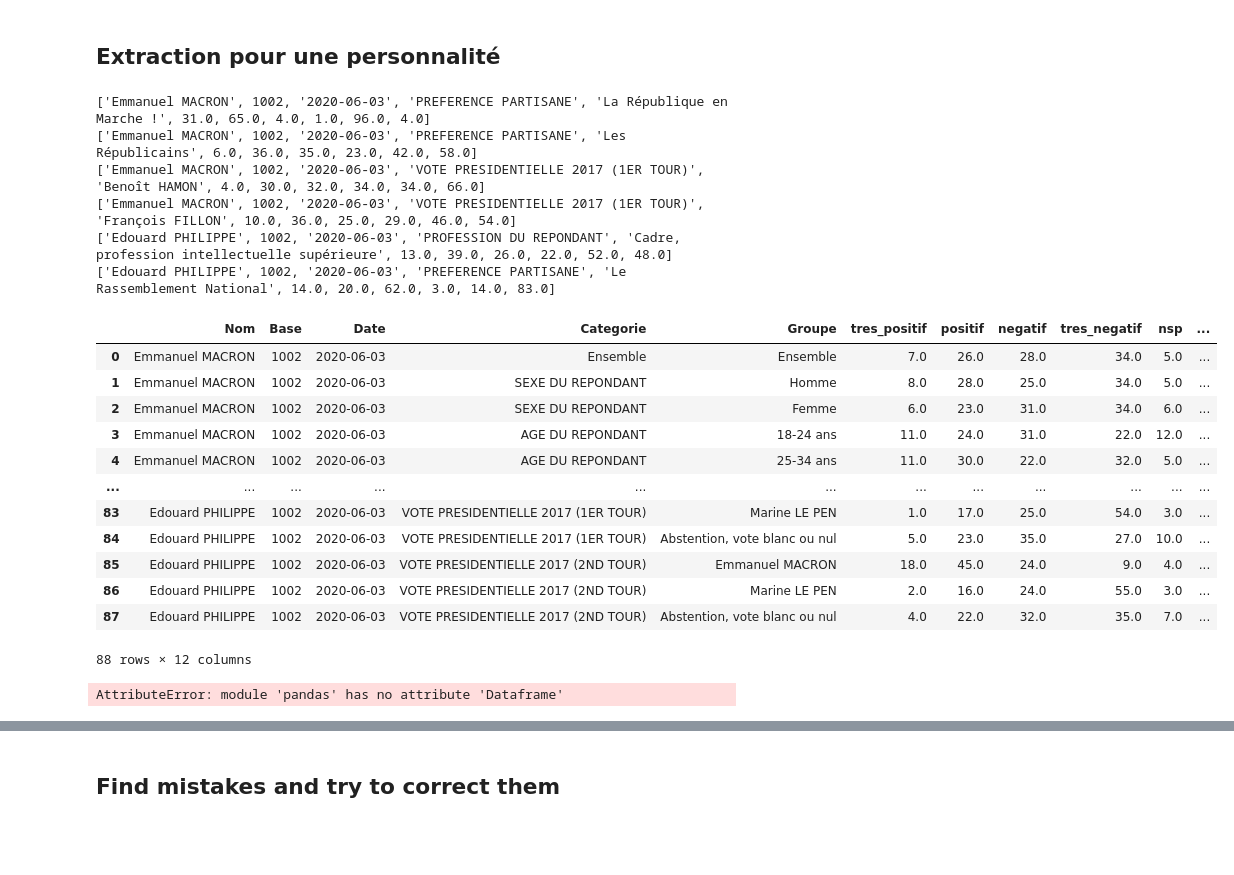
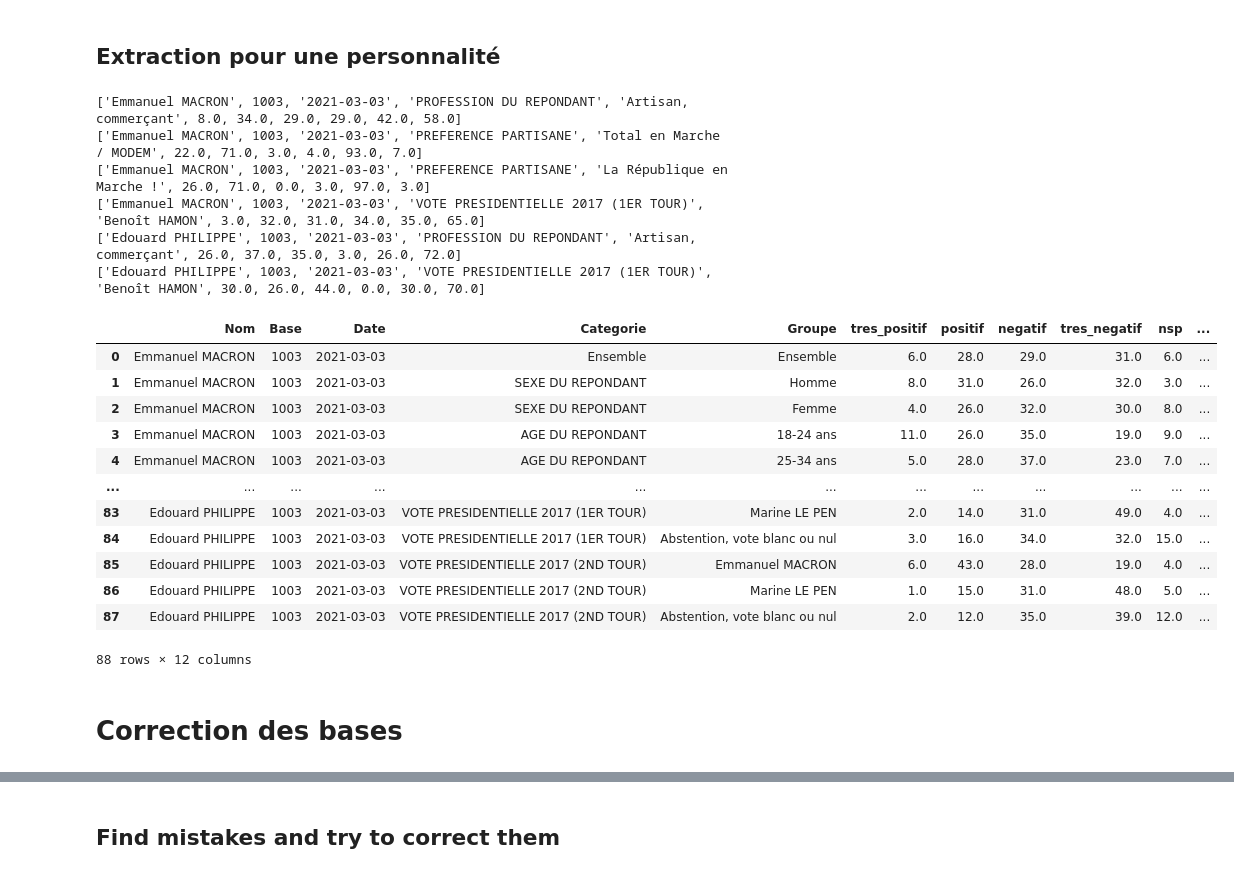
Before and after one commit to NyxAether/mesure_instituts_sondage, a Jupyter notebook: elabe/elabe_extract.ipynb, the cells around one changed output, grey strips where cells are left out. Cells and saved outputs as stored; diff of their text form; code cells hidden in the pictures; blank space fills up the shorter version.

```diff
--- a/elabe/elabe_extract.ipynb
+++ b/elabe/elabe_extract.ipynb
@@ -234,47 +239,35 @@ def extract_detailled_perso(df,fp,page_indexes,nom,base,date)->pd.DataFrame:
     return df
 # %%
 df=pd.DataFrame(columns=['Nom','Base','Date','Categorie','Groupe','tres_positif','positif','negatif','tres_negatif','nsp','total_positif','total_negatif'])
-date='2020-06-03'
+date='2021-03-03'
 filepath='rapport/{}.pdf'.format(date)
 president='Emmanuel MACRON'
-page_president=[10,11]
+page_president=[11,12]
 ministe='Edouard PHILIPPE'
 page_ministre=[13,14]
 base=extract_base(filepath)
 df=extract_detailled_perso(df,filepath,page_president,president,base,date)
 df=extract_detailled_perso(df,filepath,page_ministre,ministe,base,date)
 df
 # %% [output]
-['Emmanuel MACRON', 1002, '2020-06-03', 'PREFERENCE PARTISANE', 'La République en Marche !', 31.0, 65.0, 4.0, 1.0, 96.0, 4.0]
-['Emmanuel MACRON', 1002, '2020-06-03', 'PREFERENCE PARTISANE', 'Les Républicains', 6.0, 36.0, 35.0, 23.0, 42.0, 58.0]
-['Emmanuel MACRON', 1002, '2020-06-03', 'VOTE PRESIDENTIELLE 2017 (1ER TOUR)', 'Benoît HAMON', 4.0, 30.0, 32.0, 34.0, 34.0, 66.0]
-['Emmanuel MACRON', 1002, '2020-06-03', 'VOTE PRESIDENTIELLE 2017 (1ER TOUR)', 'François FILLON', 10.0, 36.0, 25.0, 29.0, 46.0, 54.0]
-['Edouard PHILIPPE', 1002, '2020-06-03', 'PROFESSION DU REPONDANT', 'Cadre, profession intellectuelle supérieure', 13.0, 39.0, 26.0, 22.0, 52.0, 48.0]
-['Edouard PHILIPPE', 1002, '2020-06-03', 'PREFERENCE PARTISANE', 'Le Rassemblement National', 14.0, 20.0, 62.0, 3.0, 14.0, 83.0]
+['Emmanuel MACRON', 1003, '2021-03-03', 'PROFESSION DU REPONDANT', 'Artisan, commerçant', 8.0, 34.0, 29.0, 29.0, 42.0, 58.0]
+['Emmanuel MACRON', 1003, '2021-03-03', 'PREFERENCE PARTISANE', 'Total en Marche / MODEM', 22.0, 71.0, 3.0, 4.0, 93.0, 7.0]
+['Emmanuel MACRON', 1003, '2021-03-03', 'PREFERENCE PARTISANE', 'La République en Marche !', 26.0, 71.0, 0.0, 3.0, 97.0, 3.0]
+['Emmanuel MACRON', 1003, '2021-03-03', 'VOTE PRESIDENTIELLE 2017 (1ER TOUR)', 'Benoît HAMON', 3.0, 32.0, 31.0, 34.0, 35.0, 65.0]
+['Edouard PHILIPPE', 1003, '2021-03-03', 'PROFESSION DU REPONDANT', 'Artisan, commerçant', 26.0, 37.0, 35.0, 3.0, 26.0, 72.0]
+['Edouard PHILIPPE', 1003, '2021-03-03', 'VOTE PRESIDENTIELLE 2017 (1ER TOUR)', 'Benoît HAMON', 30.0, 26.0, 44.0, 0.0, 30.0, 70.0]
 |  | Nom | Base | Date | Categorie | Groupe | tres_positif | positif | negatif | tres_negatif | nsp | ... |
-| 0 | Emmanuel MACRON | 1002 | 2020-06-03 | Ensemble | Ensemble | 7.0 | 26.0 | 28.0 | 34.0 | 5.0 | ... |
-| 1 | Emmanuel MACRON | 1002 | 2020-06-03 | SEXE DU REPONDANT | Homme | 8.0 | 28.0 | 25.0 | 34.0 | 5.0 | ... |
-| 2 | Emmanuel MACRON | 1002 | 2020-06-03 | SEXE DU REPONDANT | Femme | 6.0 | 23.0 | 31.0 | 34.0 | 6.0 | ... |
-| 3 | Emmanuel MACRON | 1002 | 2020-06-03 | AGE DU REPONDANT | 18-24 ans | 11.0 | 24.0 | 31.0 | 22.0 | 12.0 | ... |
-| 4 | Emmanuel MACRON | 1002 | 2020-06-03 | AGE DU REPONDANT | 25-34 ans | 11.0 | 30.0 | 22.0 | 32.0 | 5.0 | ... |
+| 0 | Emmanuel MACRON | 1003 | 2021-03-03 | Ensemble | Ensemble | 6.0 | 28.0 | 29.0 | 31.0 | 6.0 | ... |
+| 1 | Emmanuel MACRON | 1003 | 2021-03-03 | SEXE DU REPONDANT | Homme | 8.0 | 31.0 | 26.0 | 32.0 | 3.0 | ... |
+| 2 | Emmanuel MACRON | 1003 | 2021-03-03 | SEXE DU REPONDANT | Femme | 4.0 | 26.0 | 32.0 | 30.0 | 8.0 | ... |
+| 3 | Emmanuel MACRON | 1003 | 2021-03-03 | AGE DU REPONDANT | 18-24 ans | 11.0 | 26.0 | 35.0 | 19.0 | 9.0 | ... |
+| 4 | Emmanuel MACRON | 1003 | 2021-03-03 | AGE DU REPONDANT | 25-34 ans | 5.0 | 28.0 | 37.0 | 23.0 | 7.0 | ... |
 | ... | ... | ... | ... | ... | ... | ... | ... | ... | ... | ... | ... |
-| 83 | Edouard PHILIPPE | 1002 | 2020-06-03 | VOTE PRESIDENTIELLE 2017 (1ER TOUR) | Marine LE PEN | 1.0 | 17.0 | 25.0 | 54.0 | 3.0 | ... |
-| 84 | Edouard PHILIPPE | 1002 | 2020-06-03 | VOTE PRESIDENTIELLE 2017 (1ER TOUR) | Abstention, vote blanc ou nul | 5.0 | 23.0 | 35.0 | 27.0 | 10.0 | ... |
-| 85 | Edouard PHILIPPE | 1002 | 2020-06-03 | VOTE PRESIDENTIELLE 2017 (2ND TOUR) | Emmanuel MACRON | 18.0 | 45.0 | 24.0 | 9.0 | 4.0 | ... |
-| 86 | Edouard PHILIPPE | 1002 | 2020-06-03 | VOTE PRESIDENTIELLE 2017 (2ND TOUR) | Marine LE PEN | 2.0 | 16.0 | 24.0 | 55.0 | 3.0 | ... |
-| 87 | Edouard PHILIPPE | 1002 | 2020-06-03 | VOTE PRESIDENTIELLE 2017 (2ND TOUR) | Abstention, vote blanc ou nul | 4.0 | 22.0 | 32.0 | 35.0 | 7.0 | ... |
+| 83 | Edouard PHILIPPE | 1003 | 2021-03-03 | VOTE PRESIDENTIELLE 2017 (1ER TOUR) | Marine LE PEN | 2.0 | 14.0 | 31.0 | 49.0 | 4.0 | ... |
+| 84 | Edouard PHILIPPE | 1003 | 2021-03-03 | VOTE PRESIDENTIELLE 2017 (1ER TOUR) | Abstention, vote blanc ou nul | 3.0 | 16.0 | 34.0 | 32.0 | 15.0 | ... |
+| 85 | Edouard PHILIPPE | 1003 | 2021-03-03 | VOTE PRESIDENTIELLE 2017 (2ND TOUR) | Emmanuel MACRON | 6.0 | 43.0 | 28.0 | 19.0 | 4.0 | ... |
+| 86 | Edouard PHILIPPE | 1003 | 2021-03-03 | VOTE PRESIDENTIELLE 2017 (2ND TOUR) | Marine LE PEN | 1.0 | 15.0 | 31.0 | 48.0 | 5.0 | ... |
+| 87 | Edouard PHILIPPE | 1003 | 2021-03-03 | VOTE PRESIDENTIELLE 2017 (2ND TOUR) | Abstention, vote blanc ou nul | 2.0 | 12.0 | 35.0 | 39.0 | 12.0 | ... |
 88 rows × 12 columns
-# %%
-def correct_base(df,assoc)->pd.Dataframe:
-    """Calcule les bases possibles en utilisant la régression linéaire
-
-    Args:
-        df (pandas.Dataframe): Dataframe contenant les données à évaluer dans la colonne Base
-        assoc (dict): Dictionnaire contenant les associations de la forme cle-> liste de valeurs où la clef représente un ensemble et les valeurs des sous ensembles
-
-    Returns:
-        pd.Dataframe: le dataframe modifié
-    """
-    lr = LinearRegression()
-# %% [output]
-AttributeError: module 'pandas' has no attribute 'Dataframe'
+# %% [markdown]
+# Correction des bases
```
Also changed, not shown: parts of 7 cells of this notebook, 1 other file.
